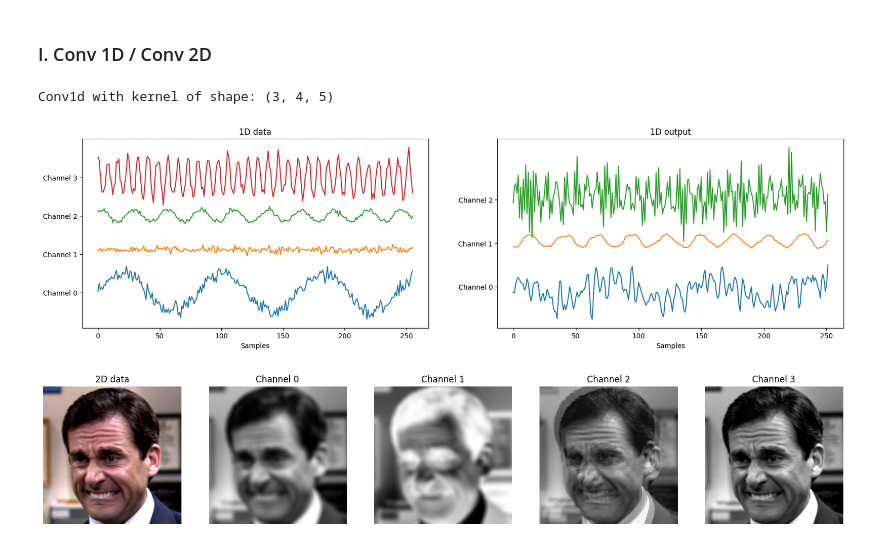
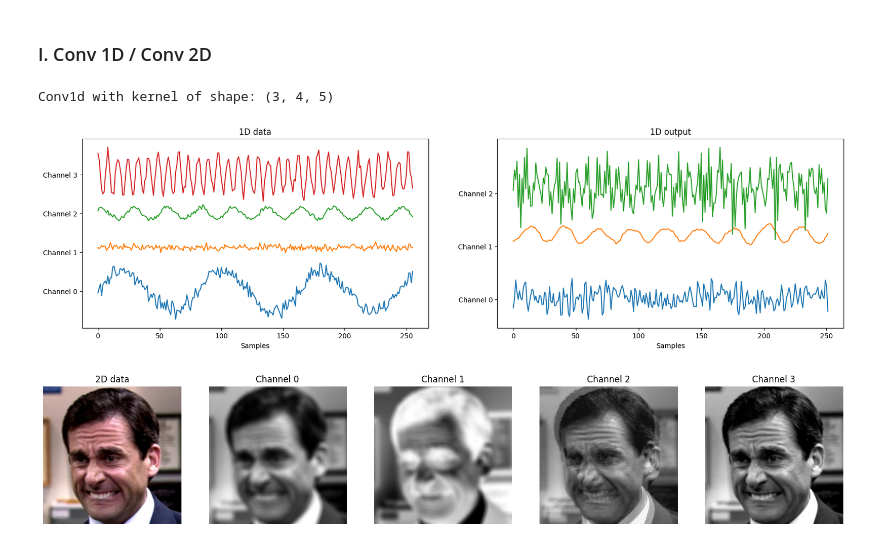
Before and after one commit to Vladimirescu/BIOSINF_IA2, a Jupyter notebook: L2/conv_classification.ipynb, the cells around one changed output. Drawn from its saved outputs; the diff is of its cells as text; code cells hidden in the pictures.

```diff
--- a/L2/conv_classification.ipynb
+++ b/L2/conv_classification.ipynb
@@ -158,35 +163,35 @@ out_channels = 3
 kernel_size = 5
 conv1d = Conv1d(in_channels=data_1d.shape[1], out_channels=out_channels, kernel_size=kernel_size)
 
 # Add some values to the kernel - (out_channels, in_channels, kernel_size)
 weight_data = np.zeros((out_channels, data_1d.shape[1], kernel_size))
 print(f"Conv1d with kernel of shape: {weight_data.shape}")
 
-weight_data[0, 0] = np.array([-1, -1, 0, 1, 1]) # this output only dependes on the input channel #0
+weight_data[0, 0] = np.array([0, -1, 0, 1, 0]) # this output only dependes on the input channel #0
 
 # weight_data[i] -> (in_channels, K) (while i^th filter); weight_data[i, j] -> (K) (the i^th filter acting on j^th input channel)
 
 weight_data[1, 1] = np.ones(kernel_size) / kernel_size
 weight_data[1, 2] = -1 * np.ones(kernel_size) / kernel_size # the second output is the difference between averaged input channel #1 and averaged input channel #2
 
 weight_data[2, -1] = np.array([-1, 1, -2, 1, -1]) # this output only dependes on the last input channel
 # Add it to the layer
 conv1d.weight.data = torch.tensor(weight_data, dtype=torch.float)
 
 out_1d = conv1d(data_1d)
 
 # Observe the output
 plt.figure(figsize=(20, 5))
 plt.subplot(1, 2, 1)
 utils.plot_channels(data_1d)
 plt.title("1D data")
 plt.subplot(1, 2, 2)
 utils.plot_channels(out_1d.detach())
 plt.title("1D output")
 plt.show()
 # %% [output]
 Conv1d with kernel of shape: (3, 4, 5)
-[figure, old version]
+[figure, new version]
 # %%
 out_channels = 4
 kernel_size = 15
```
Also changed, not shown: parts of 13 cells of this notebook, 4 other files.
